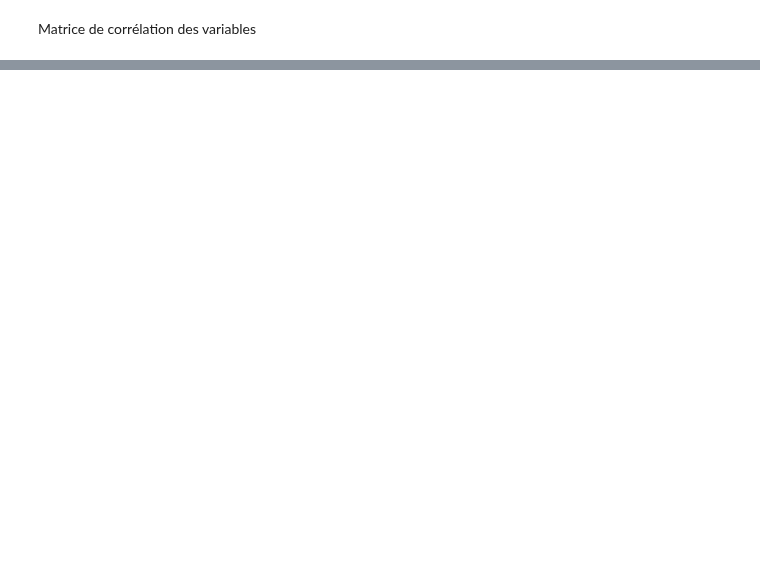
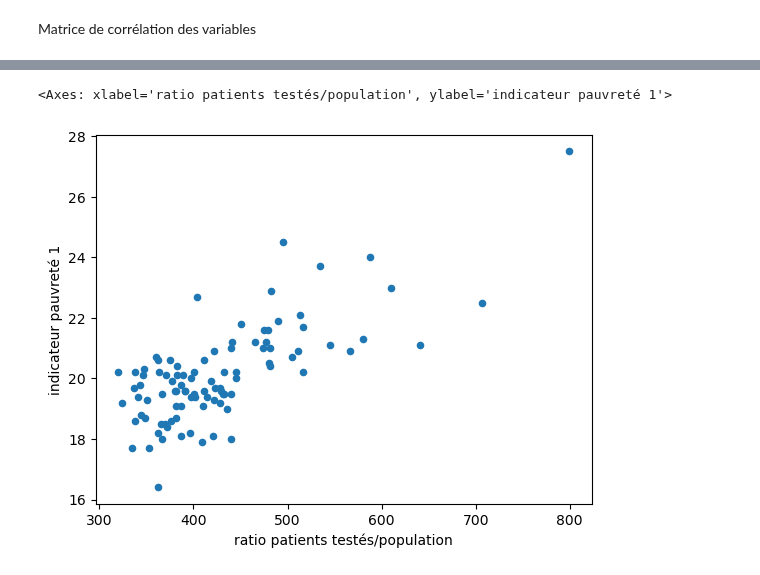
Before and after one commit to gabrielfrancois/DS_Covid, a Jupyter notebook: stat_des_visu.ipynb, the cells around one changed output, grey strips where cells are left out. Saved outputs shown, nothing was run; the diff lists cells and outputs as text; code cells hidden in the pictures; blank space fills up the shorter version.

```diff
--- a/stat_des_visu.ipynb
+++ b/stat_des_visu.ipynb
@@ -57,0 +59,6 @@ plt.show()
+# %%
+df_final.plot.scatter(x="ratio patients testés/population",
+y = "indicateur pauvreté 1")
+# %% [output]
+<Axes: xlabel='ratio patients testés/population', ylabel='indicateur pauvreté 1'>
+[figure, added]
```
Also changed, not shown: parts of 5 cells of this notebook, 1 other file.
